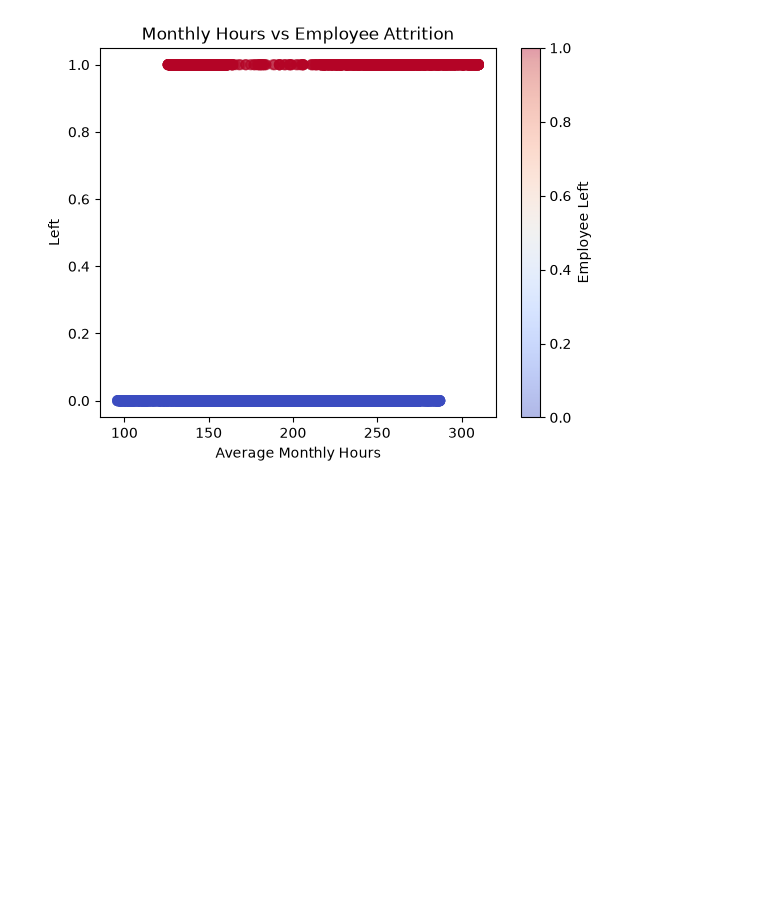
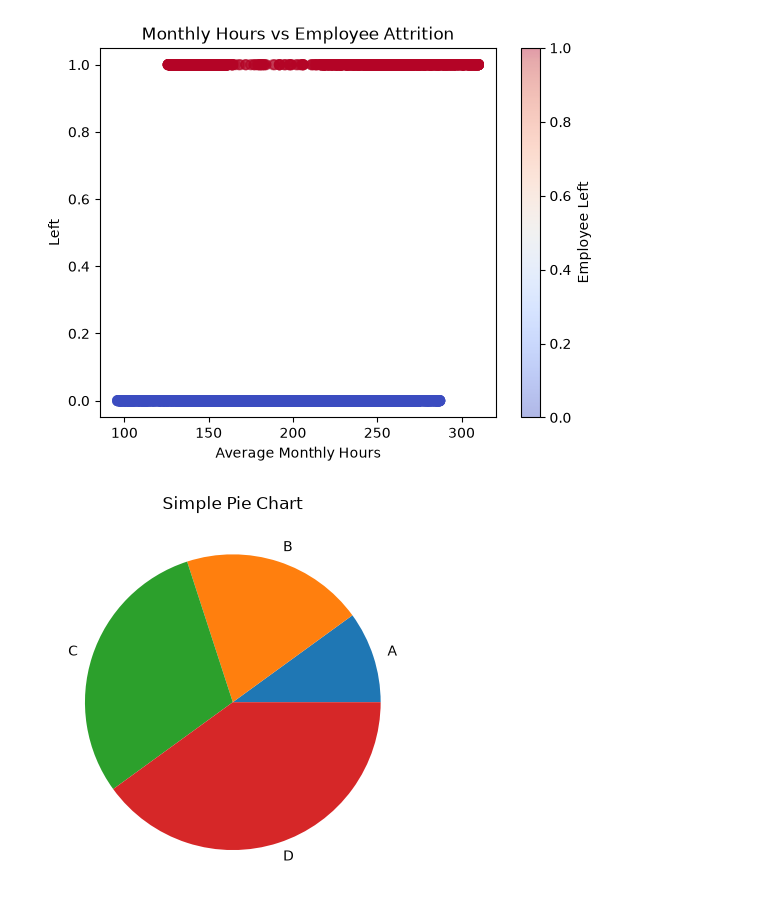
Before and after one commit to Ashuu189/python-libraries-pro, a Jupyter notebook: PracticeSheet/complete-matplotlib-sheet.ipynb, the cells around one changed output. Saved outputs shown, nothing was run; the diff lists cells and outputs as text; code cells hidden in the pictures; blank space fills up the shorter version.

```diff
--- a/PracticeSheet/complete-matplotlib-sheet.ipynb
+++ b/PracticeSheet/complete-matplotlib-sheet.ipynb
@@ -756,3 +759,12 @@ plt.colorbar(label='Employee Left')
 plt.show()
 # %% [output]
 [figure]
+# %%
+values=[1,2,3,4]
+labels=['A','B','C','D']
+
+plt.pie(values,labels=labels)
+plt.title('Simple Pie Chart')
+plt.show()
+# %% [output]
+[figure, added]
```
Also changed, not shown: parts of 28 cells of this notebook, 1 other file.
